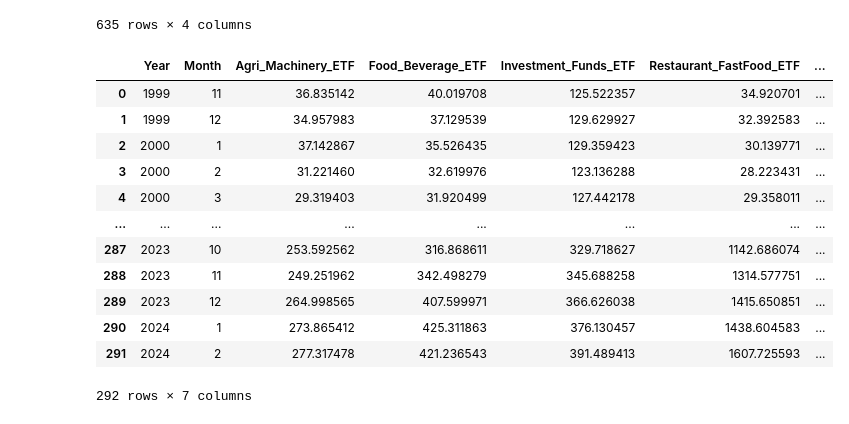
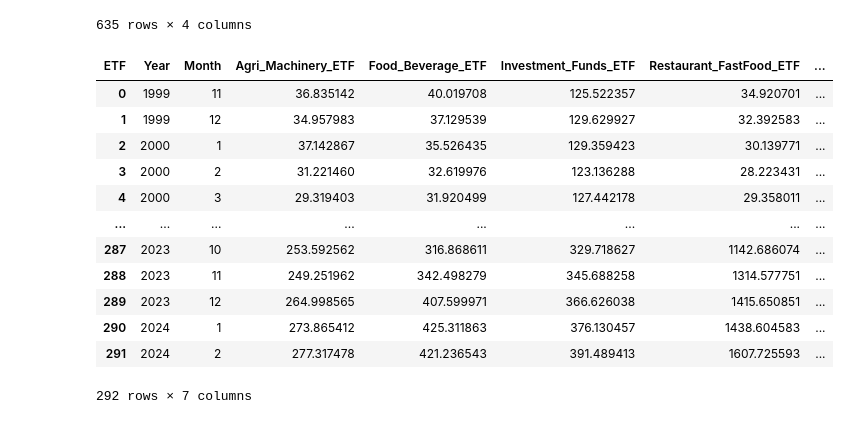
Before and after one commit to TonyZhang2004/Citadel-Summer-Datathon, a Jupyter notebook: xgboost_unemployment.ipynb, the cells around one changed output. Saved outputs shown, nothing was run; the diff lists cells and outputs as text; code cells hidden in the pictures.

```diff
--- a/xgboost_unemployment.ipynb
+++ b/xgboost_unemployment.ipynb
@@ -26,3 +26,7 @@ from xgboost import XGBRegressor
 
 from sklearn.preprocessing import MinMaxScaler
 from sklearn.model_selection import GridSearchCV, TimeSeriesSplit
+# %%
+etf_df = pd.read_csv('variables_of_interest/normalized_etf_monthly.csv')
+# %%
+etf_df = etf_df.pivot(index=['Year', 'Month'], columns='ETF', values='Price').reset_index()
@@ -29,6 +49,6 @@ from sklearn.model_selection import GridSearchCV, TimeSeriesSplit
 # %%
 unemployment_df = pd.read_csv('variables_of_interest/unemployment_by_sector.csv')
-etf_df = pd.read_csv('variables_of_interest/normalized_etf_monthly_pivot.csv')
+#etf_df = pd.read_csv('variables_of_interest/normalized_etf_monthly_pivot.csv')
 unemployment_df = unemployment_df.rename(columns={'year' : 'Year', 'month' : 'Month'})
 unemployment_df
 # %% [output]
@@ -46,10 +66,10 @@ unemployment_df
 | 634 | 2024 | 7 | 8.5 | agricultural |
 635 rows × 4 columns
 # %%
-etf_df = etf_df.drop(columns=['Unnamed: 0'])
+#etf_df = etf_df.drop(columns=['Unnamed: 0'])
 etf_df
 # %% [output]
-|  | Year | Month | Agri_Machinery_ETF | Food_Beverage_ETF | Investment_Funds_ETF | Restaurant_FastFood_ETF | ... |
+| ETF | Year | Month | Agri_Machinery_ETF | Food_Beverage_ETF | Investment_Funds_ETF | Restaurant_FastFood_ETF | ... |
 | 0 | 1999 | 11 | 36.835142 | 40.019708 | 125.522357 | 34.920701 | ... |
 | 1 | 1999 | 12 | 34.957983 | 37.129539 | 129.629927 | 32.392583 | ... |
 | 2 | 2000 | 1 | 37.142867 | 35.526435 | 129.359423 | 30.139771 | ... |
```
Also changed, not shown: parts of 4 cells of this notebook, 10 other files.
